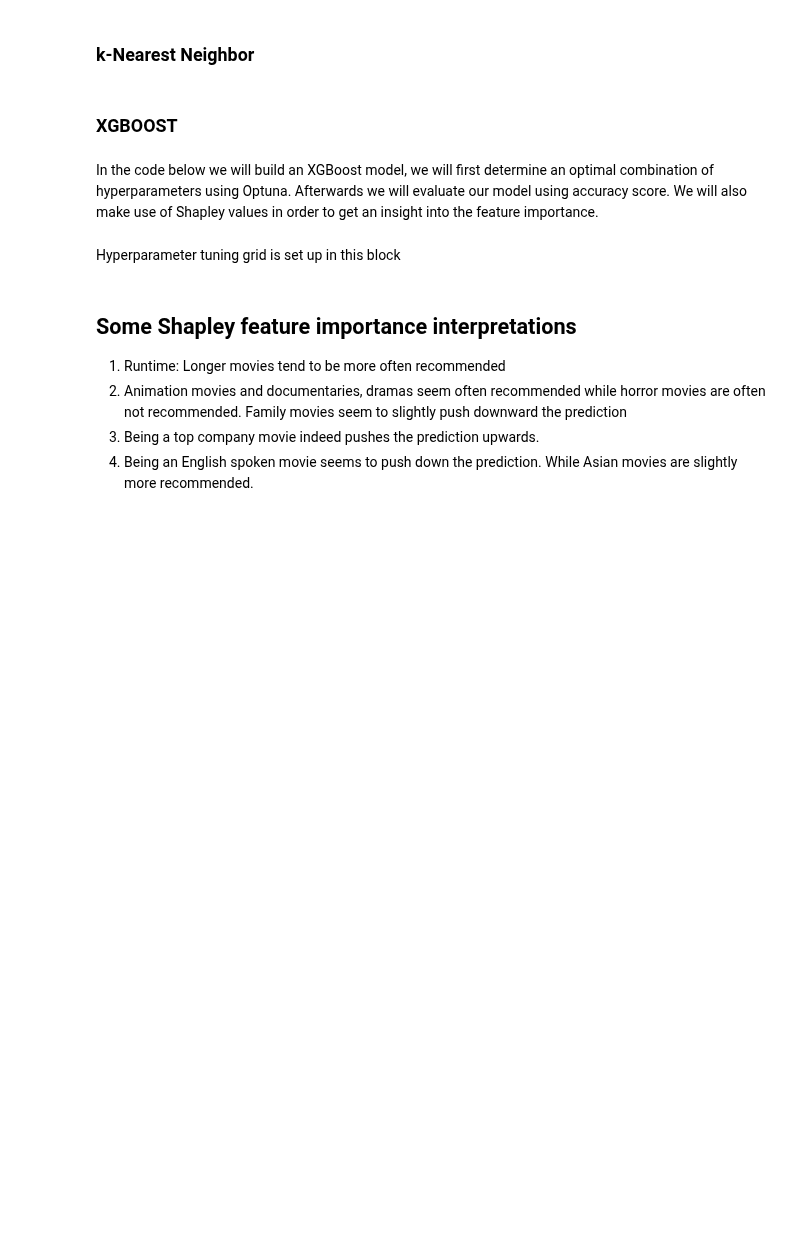
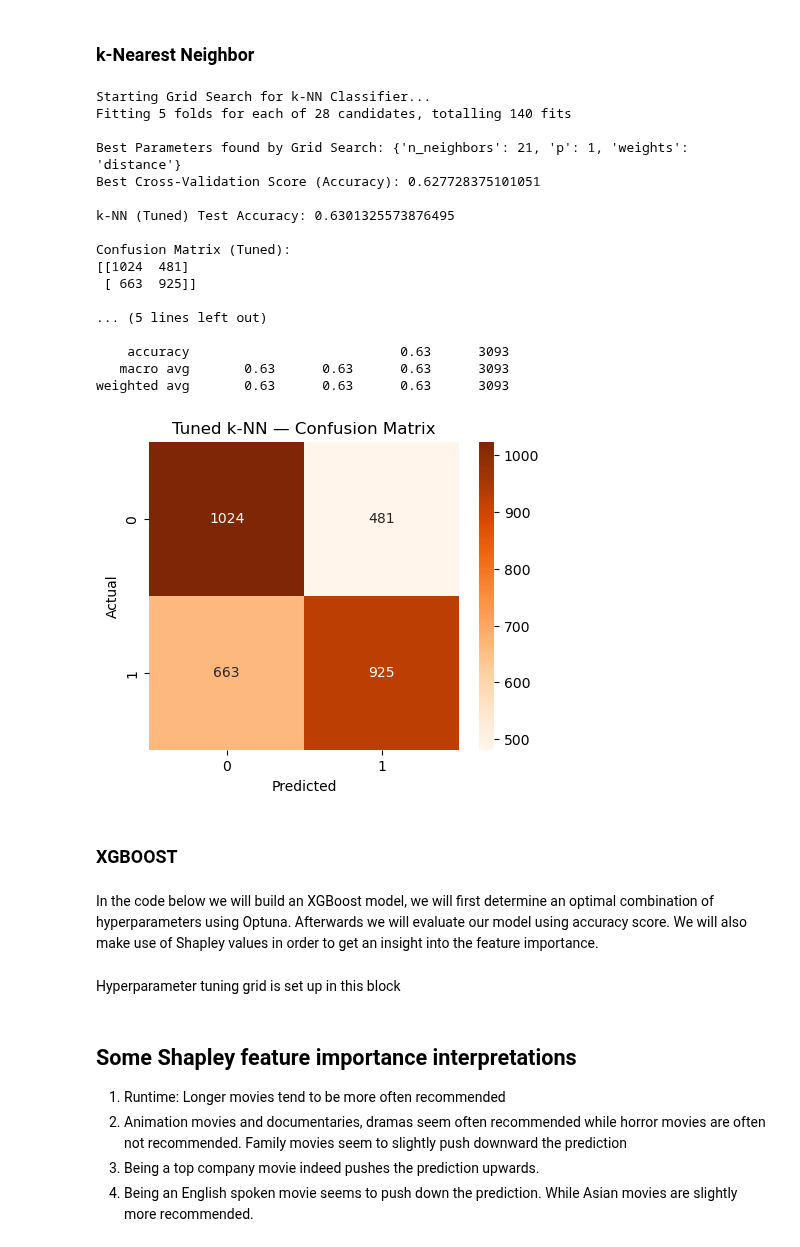
Before and after one commit to EliasMondelaers/datamanagementProject, a Jupyter notebook: Modeling.ipynb, the cells around one changed output. Drawn from its saved outputs; the diff is of its cells as text; code cells hidden in the pictures; blank space fills up the shorter version.

```diff
--- a/Modeling.ipynb
+++ b/Modeling.ipynb
@@ -214,2 +373,78 @@ plt.show()
 # %% [markdown]
 ### k-Nearest Neighbor
+# %%
+from sklearn.neighbors import KNeighborsClassifier
+knn_base = KNeighborsClassifier()
+
+# 2. Define the hyperparameter grid to search
+# It's important to choose an odd number of neighbors to break ties in binary classification.
+param_grid = {
+    'n_neighbors': [3, 5, 7, 9, 11, 15, 21], # Common range of 'k' values to check
+    'weights': ['uniform', 'distance'],      # How to weigh the votes of neighbors
+    'p': [1, 2]                              # 1: Manhattan distance, 2: Euclidean distance
+}
+
+# 3. Initialize GridSearchCV
+# cv=5 means 5-fold cross-validation will be performed on the training data for each combination.
+grid_search_knn = GridSearchCV(
+    estimator=knn_base,
+    param_grid=param_grid,
+    scoring='accuracy', # The metric used to evaluate the models
+    cv=5,
+    n_jobs=-1, # Use all available processors
+    verbose=1 # Display progress
+)
+
+# 4. Fit the Grid Search to the training data
+print("Starting Grid Search for k-NN Classifier...")
+# Grid Search will test 7 (n_neighbors) * 2 (weights) * 2 (p) = 28 combinations,
+# each validated with 5-fold cross-validation.
+grid_search_knn.fit(X_train, y_train)
+
+# 5. Get the best model and its hyperparameters
+best_knn_model = grid_search_knn.best_estimator_
+print("\nBest Parameters found by Grid Search:", grid_search_knn.best_params_)
+print("Best Cross-Validation Score (Accuracy):", grid_search_knn.best_score_)
+
+# 6. Make predictions on the test set using the best model
+y_pred_knn_tuned = best_knn_model.predict(X_test)
+
+# 7. Evaluate the best model
+knn_tuned_accuracy = accuracy_score(y_test, y_pred_knn_tuned)
+print("\nk-NN (Tuned) Test Accuracy:", knn_tuned_accuracy)
+
+# 8. Confusion matrix
+cm_knn_tuned = confusion_matrix(y_test, y_pred_knn_tuned)
+print("\nConfusion Matrix (Tuned):")
+print(cm_knn_tuned)
+
+# 9. Classification report (precision, recall, f1)
+print("\nClassification Report (Tuned):")
+print(classification_report(y_test, y_pred_knn_tuned))
+
+# 10. Plot confusion matrix
+plt.figure(figsize=(5,4))
+sns.heatmap(cm_knn_tuned, annot=True, fmt="d", cmap="Oranges")
+plt.title("Tuned k-NN — Confusion Matrix")
+plt.xlabel("Predicted")
+plt.ylabel("Actual")
+plt.show()
+# %% [output]
+Starting Grid Search for k-NN Classifier...
+Fitting 5 folds for each of 28 candidates, totalling 140 fits
+
+Best Parameters found by Grid Search: {'n_neighbors': 21, 'p': 1, 'weights': 'distance'}
+Best Cross-Validation Score (Accuracy): 0.627728375101051
+
+k-NN (Tuned) Test Accuracy: 0.6301325573876495
+
+Confusion Matrix (Tuned):
+[[1024  481]
+ [ 663  925]]
+
+... (5 lines left out)
+
+    accuracy                           0.63      3093
+   macro avg       0.63      0.63      0.63      3093
+weighted avg       0.63      0.63      0.63      3093
+[figure, added]
```
Also changed, not shown: parts of 8 cells of this notebook, 2 other files.
